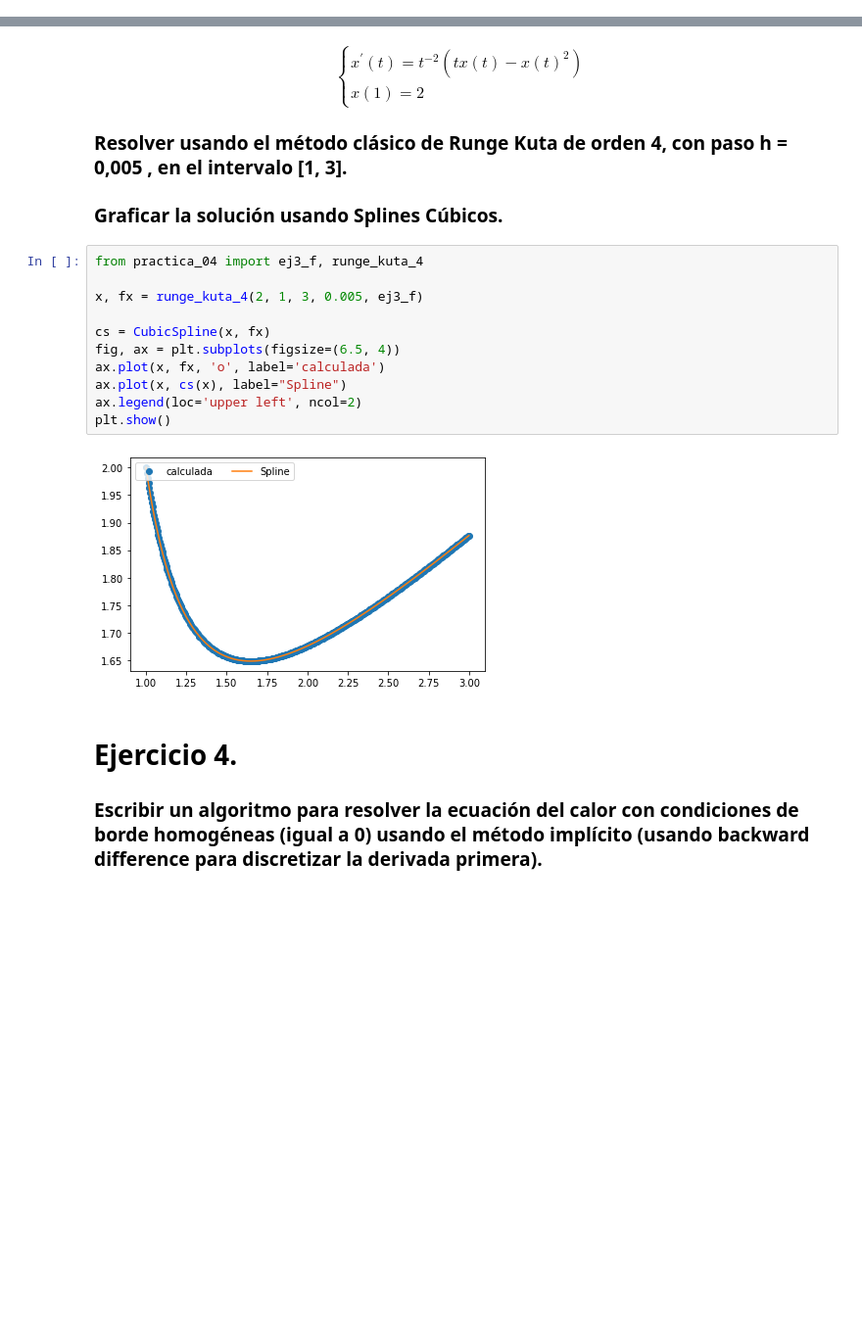
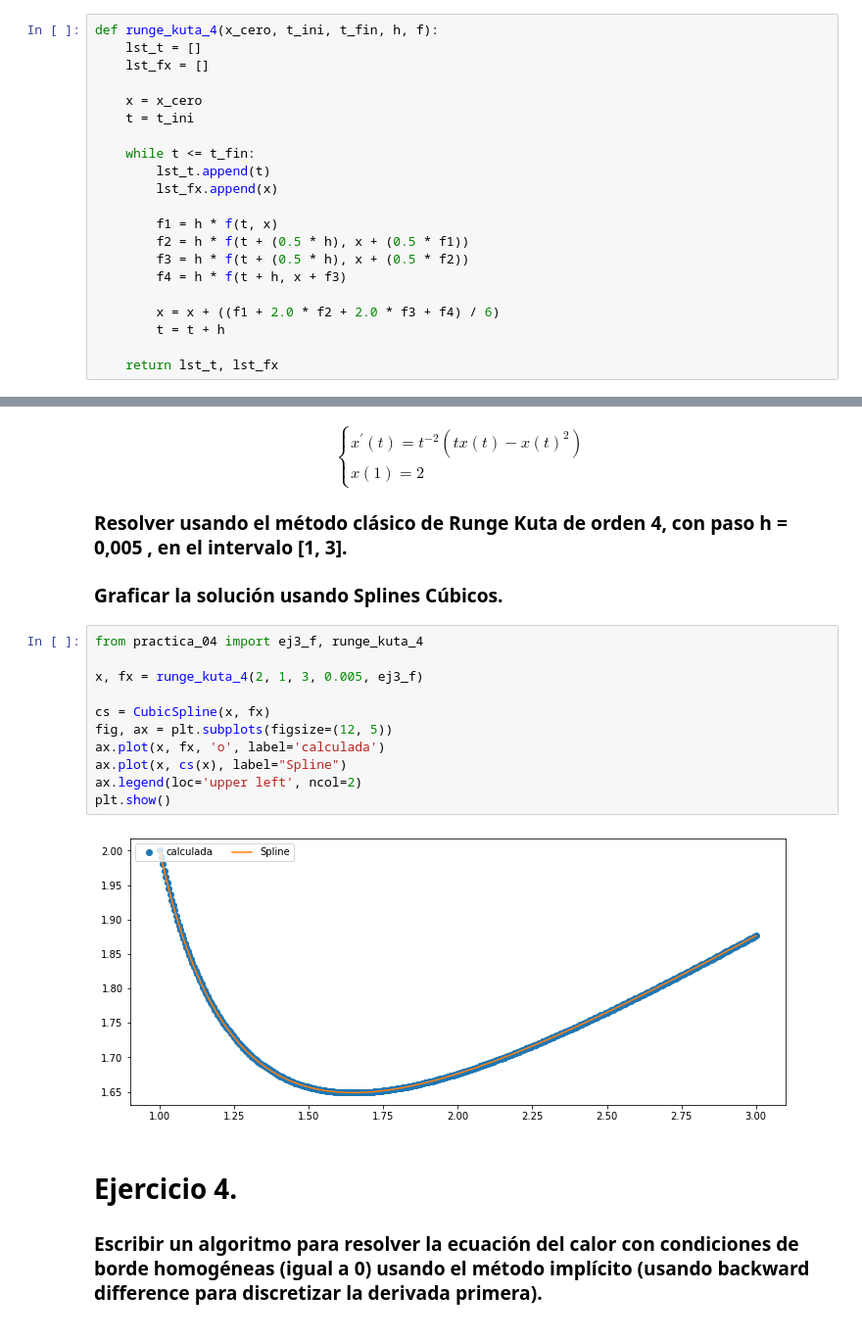
Before and after one commit to chavezma/untref_analisis_numerico, a Jupyter notebook: trabajo_practico_04.ipynb, the cells around one changed output, grey strips where cells are left out. Shown at 98% size. Cells and saved outputs as stored; diff of their text form; blank space fills up the shorter version.

```diff
--- a/trabajo_practico_04.ipynb
+++ b/trabajo_practico_04.ipynb
@@ -50,6 +50,27 @@ plt.show()
 \end{cases}
 
 ### para una función f(t, x) cualquiera.
+# %%
+def runge_kuta_4(x_cero, t_ini, t_fin, h, f):
+    lst_t = []
+    lst_fx = []
+
+    x = x_cero
+    t = t_ini
+
+    while t <= t_fin:
+        lst_t.append(t)
+        lst_fx.append(x)
+
+        f1 = h * f(t, x)
+        f2 = h * f(t + (0.5 * h), x + (0.5 * f1))
+        f3 = h * f(t + (0.5 * h), x + (0.5 * f2))
+        f4 = h * f(t + h, x + f3)
+
+        x = x + ((f1 + 2.0 * f2 + 2.0 * f3 + f4) / 6)
+        t = t + h
+
+    return lst_t, lst_fx
 # %% [markdown]
 # Ejercicio 3
 
@@ -65,16 +86,16 @@ plt.show()
 # %%
 from practica_04 import ej3_f, runge_kuta_4
 
 x, fx = runge_kuta_4(2, 1, 3, 0.005, ej3_f)
 
 cs = CubicSpline(x, fx)
-fig, ax = plt.subplots(figsize=(6.5, 4))
+fig, ax = plt.subplots(figsize=(12, 5))
 ax.plot(x, fx, 'o', label='calculada')
 ax.plot(x, cs(x), label="Spline")
 ax.legend(loc='upper left', ncol=2)
 plt.show()
 # %% [output]
-[figure, old version]
+[figure, new version]
 # %% [markdown]
 # Ejercicio 4.
 
```
Also changed, not shown: parts of 1 cell of this notebook, 1 other file.
